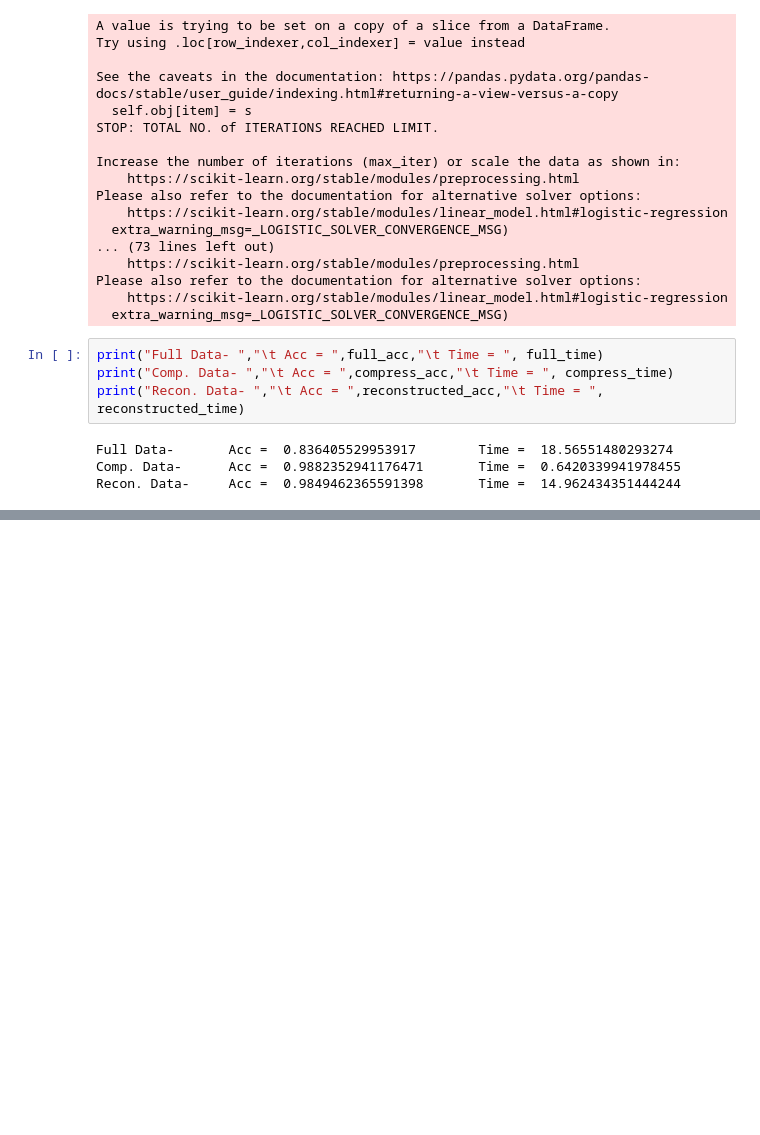
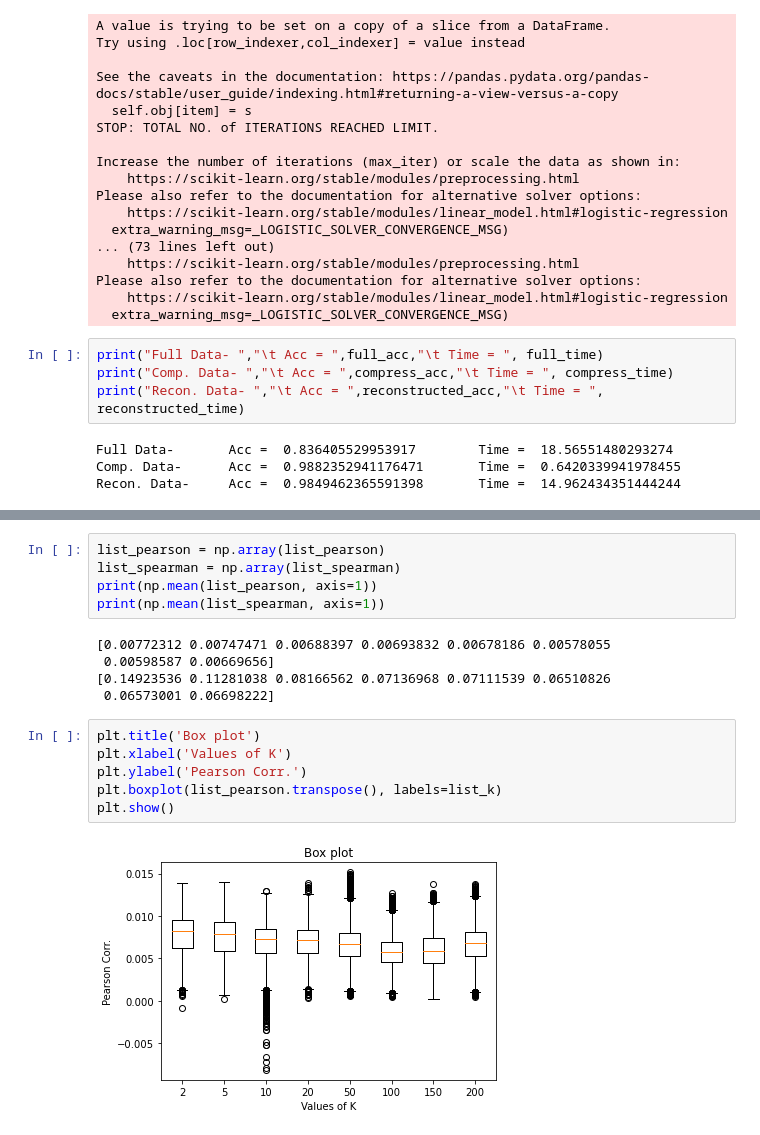
Before and after one commit to RushiBhatt007/Gene-compression-and-Cancer-type-classification, a Jupyter notebook: VAE_LR.ipynb, the cells around one changed output, grey strips where cells are left out. Drawn from its saved outputs; the diff is of its cells as text; blank space fills up the shorter version.

```diff
--- a/VAE_LR.ipynb
+++ b/VAE_LR.ipynb
@@ -573,0 +773,18 @@ Recon. Data-     Acc =  0.9849462365591398       Time =  14.962434351444244
+# %%
+list_pearson = np.array(list_pearson)
+list_spearman = np.array(list_spearman)
+print(np.mean(list_pearson, axis=1))
+print(np.mean(list_spearman, axis=1))
+# %% [output]
+[0.00772312 0.00747471 0.00688397 0.00693832 0.00678186 0.00578055
+ 0.00598587 0.00669656]
+[0.14923536 0.11281038 0.08166562 0.07136968 0.07111539 0.06510826
+ 0.06573001 0.06698222]
+# %%
+plt.title('Box plot')
+plt.xlabel('Values of K')
+plt.ylabel('Pearson Corr.')
+plt.boxplot(list_pearson.transpose(), labels=list_k)
+plt.show()
+# %% [output]
+[figure, added]
```
Also changed, not shown: parts of 5 cells of this notebook.
